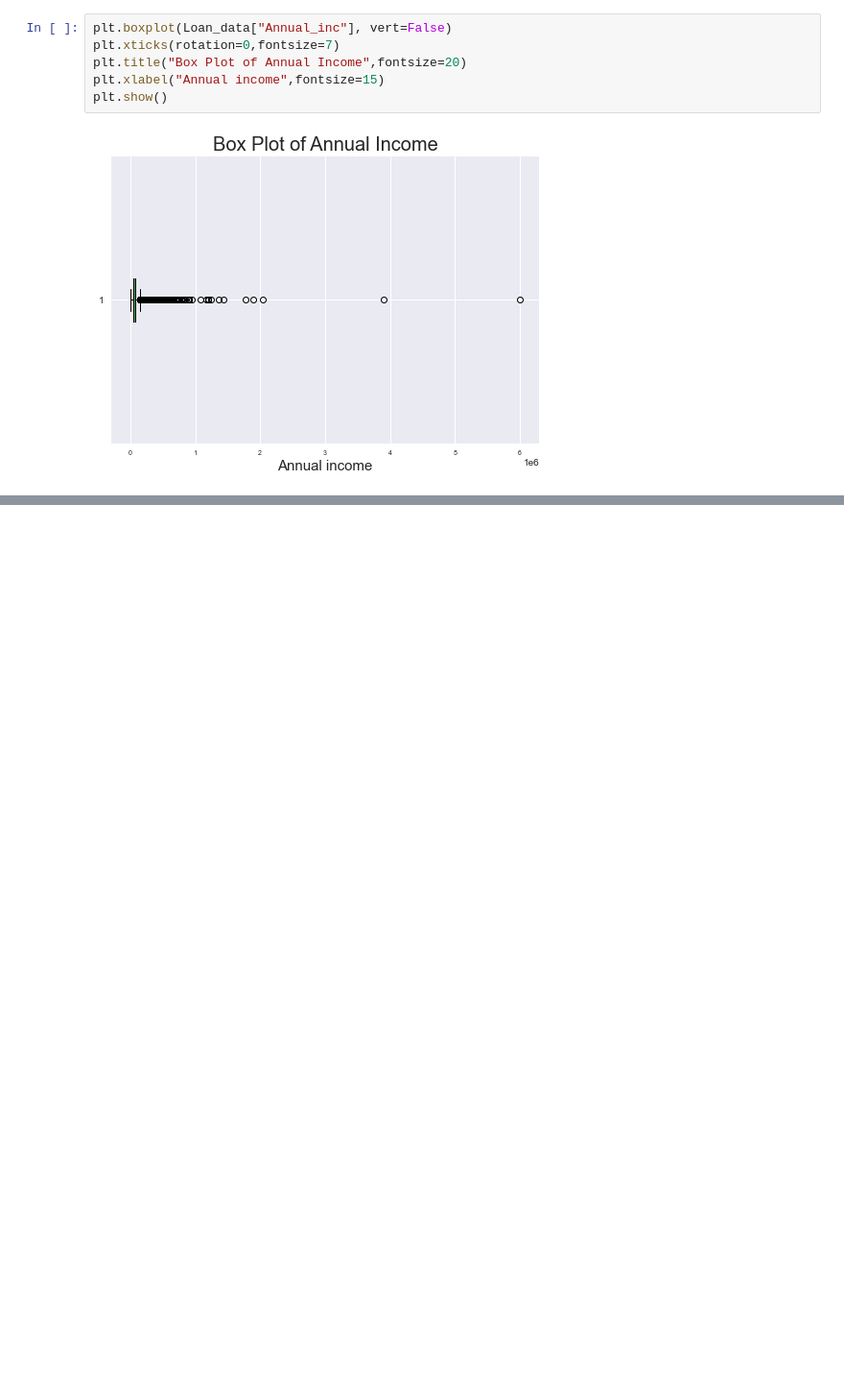
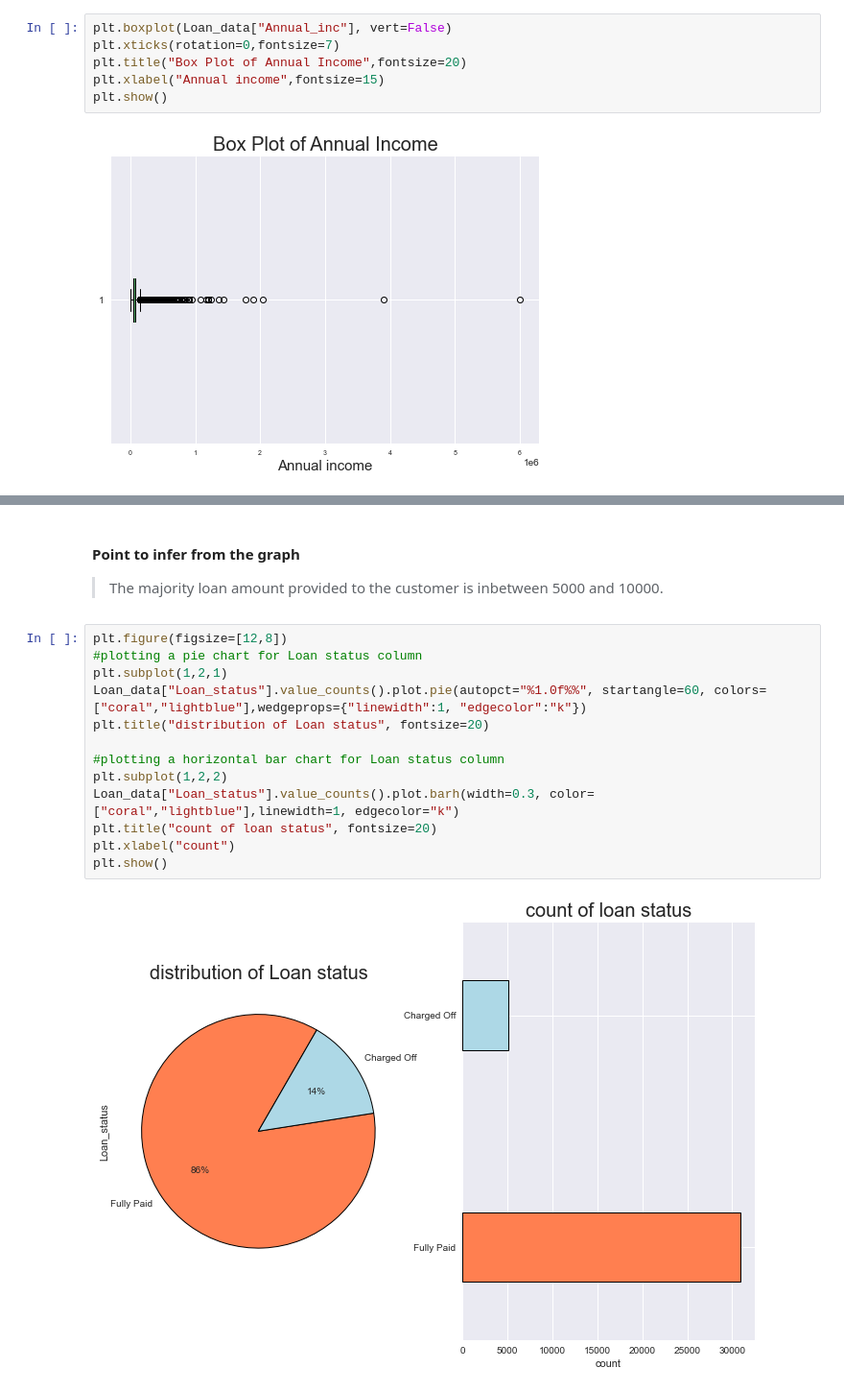
Before and after one commit to Veneeshkrishnan/Lending_Club_Case_Study, a Jupyter notebook: Lending_club.ipynb, the cells around one changed output, grey strips where cells are left out. Shown at 96% size. Cells and saved outputs as stored; diff of their text form; blank space fills up the shorter version.

```diff
--- a/Lending_club.ipynb
+++ b/Lending_club.ipynb
@@ -618,0 +755,19 @@ Loan_data.shape
+# %% [markdown]
+#### Point to infer from the graph
+
+> The majority loan amount provided to the customer is inbetween 5000 and 10000.
+# %%
+plt.figure(figsize=[12,8])
+#plotting a pie chart for Loan status column
+plt.subplot(1,2,1)
+Loan_data["Loan_status"].value_counts().plot.pie(autopct="%1.0f%%", startangle=60, colors=["coral","lightblue"],wedgeprops={"linewidth":1, "edgecolor":"k"})
+plt.title("distribution of Loan status", fontsize=20)
+
+#plotting a horizontal bar chart for Loan status column
+plt.subplot(1,2,2)
+Loan_data["Loan_status"].value_counts().plot.barh(width=0.3, color=["coral","lightblue"],linewidth=1, edgecolor="k")
+plt.title("count of loan status", fontsize=20)
+plt.xlabel("count")
+plt.show()
+# %% [output]
+[figure, added]
```
Also changed, not shown: parts of 58 cells of this notebook.
